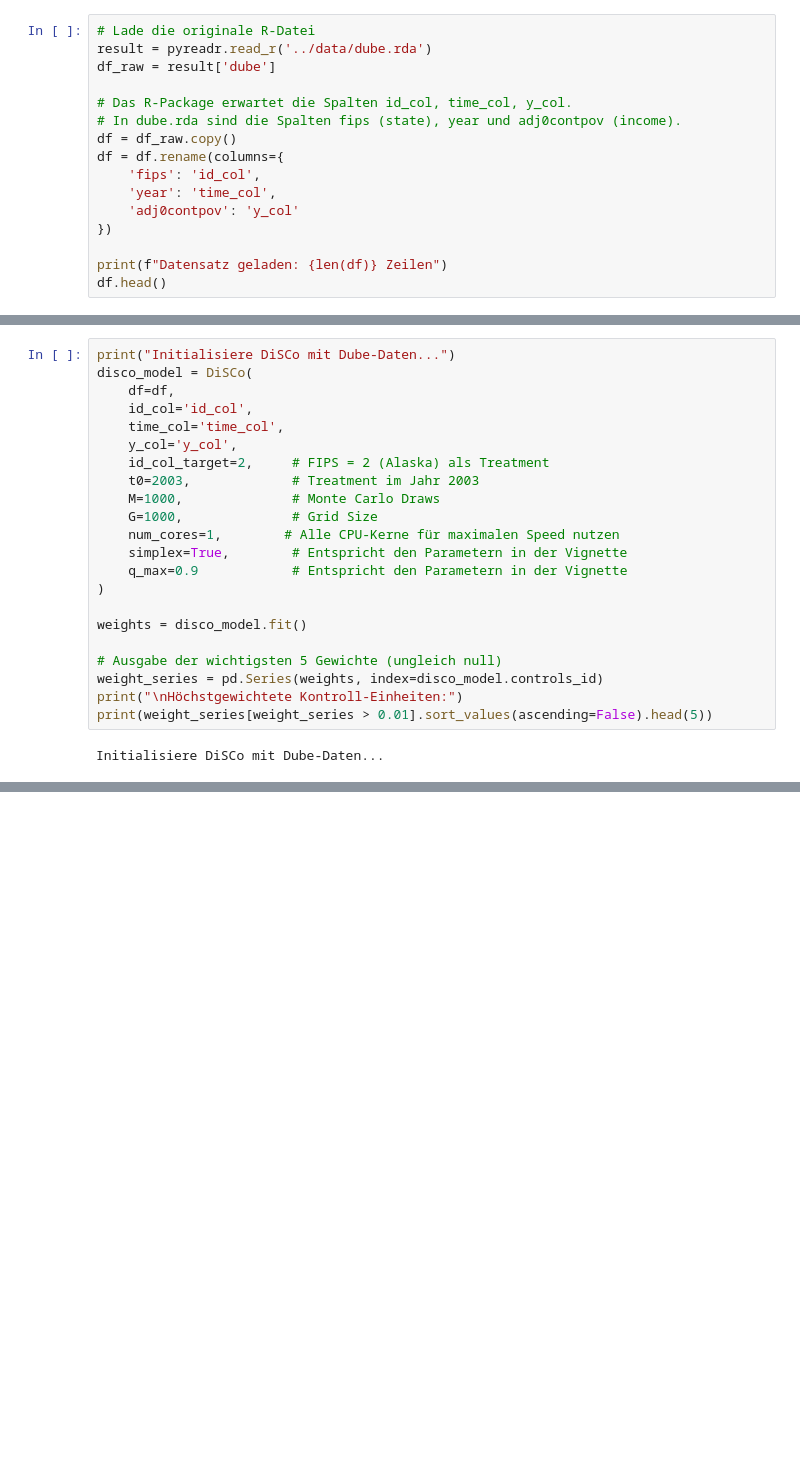
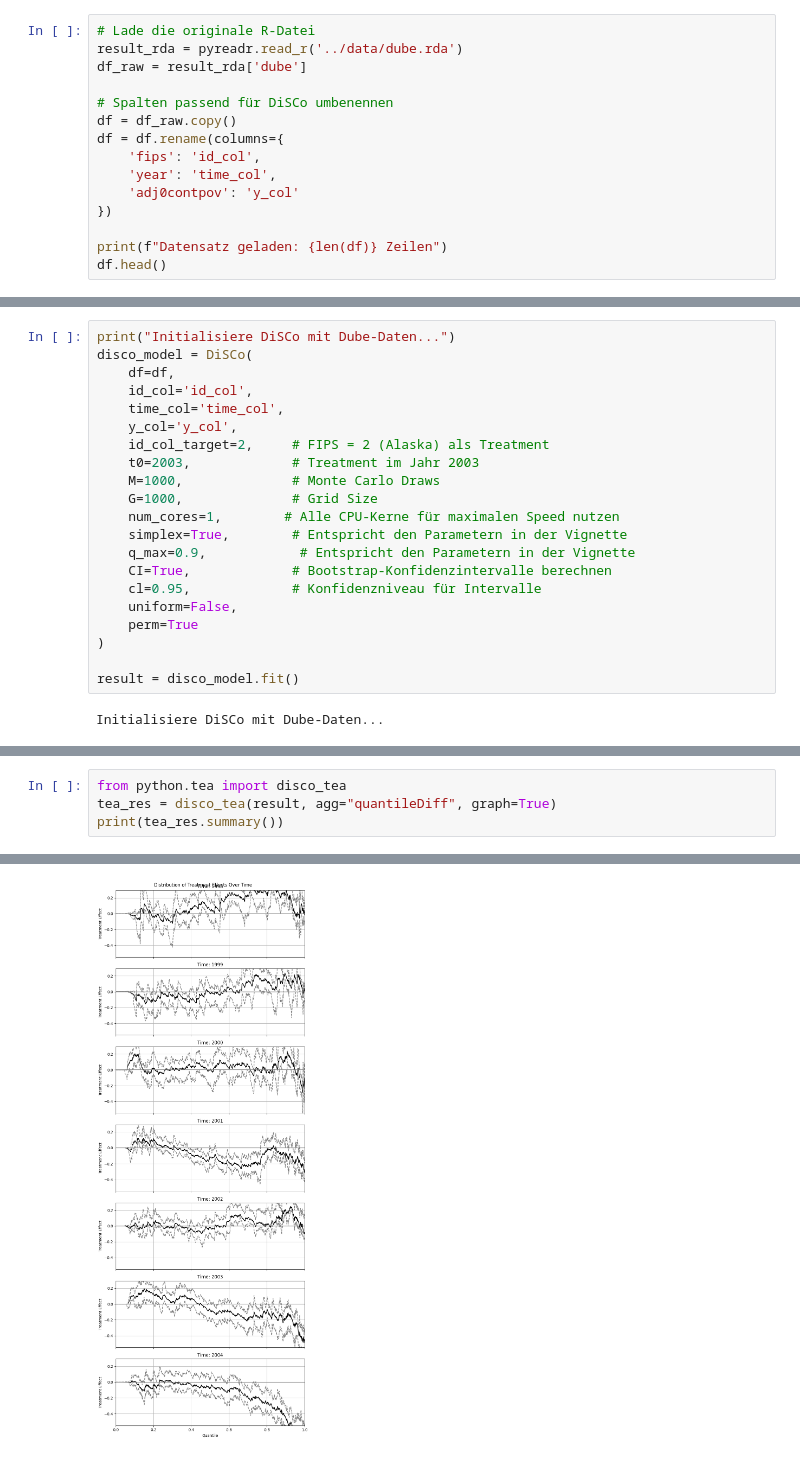
Before and after one commit to alexanderhxs/DiSCos, a Jupyter notebook: python/test_disco.ipynb, the cells around one changed output, grey strips where cells are left out. Cells and saved outputs as stored; diff of their text form; blank space fills up the shorter version.

Commit message:
python finalization

```diff
--- a/python/test_disco.ipynb
+++ b/python/test_disco.ipynb
@@ -20,11 +18,10 @@ from python.disco import DiSCo
 Wir laden die Daten aus dem R-Package `data/dube.rda`. Laut der Vignette wird `state=2` als Treatment betrachtet und `t0=2003`.
 # %%
 # Lade die originale R-Datei
-result = pyreadr.read_r('../data/dube.rda')
-df_raw = result['dube']
+result_rda = pyreadr.read_r('../data/dube.rda')
+df_raw = result_rda['dube']
 
-# Das R-Package erwartet die Spalten id_col, time_col, y_col.
-# In dube.rda sind die Spalten fips (state), year und adj0contpov (income).
+# Spalten passend für DiSCo umbenennen
 df = df_raw.copy()
 df = df.rename(columns={
     'fips': 'id_col',
@@ -64,14 +82,13 @@ disco_model = DiSCo(
     G=1000,              # Grid Size
     num_cores=1,        # Alle CPU-Kerne für maximalen Speed nutzen
     simplex=True,        # Entspricht den Parametern in der Vignette
-    q_max=0.9            # Entspricht den Parametern in der Vignette
+    q_max=0.9,            # Entspricht den Parametern in der Vignette
+    CI=True,             # Bootstrap-Konfidenzintervalle berechnen
+    cl=0.95,             # Konfidenzniveau für Intervalle
+    uniform=False,
+    perm=True
 )
 
-weights = disco_model.fit()
-
-# Ausgabe der wichtigsten 5 Gewichte (ungleich null)
-weight_series = pd.Series(weights, index=disco_model.controls_id)
-print("\nHöchstgewichtete Kontroll-Einheiten:")
-print(weight_series[weight_series > 0.01].sort_values(ascending=False).head(5))
+result = disco_model.fit()
 # %% [output]
 Initialisiere DiSCo mit Dube-Daten...
@@ -91,0 +133,5 @@ dtype: float64
+# %%
+from python.tea import disco_tea
+tea_res = disco_tea(result, agg="quantileDiff", graph=True)
+print(tea_res.summary())
+# %% [output]
@@ -91,0 +150 @@ dtype: float64
+[figure, added]
```
Also changed, not shown: parts of 10 cells of this notebook, 7 other files.
